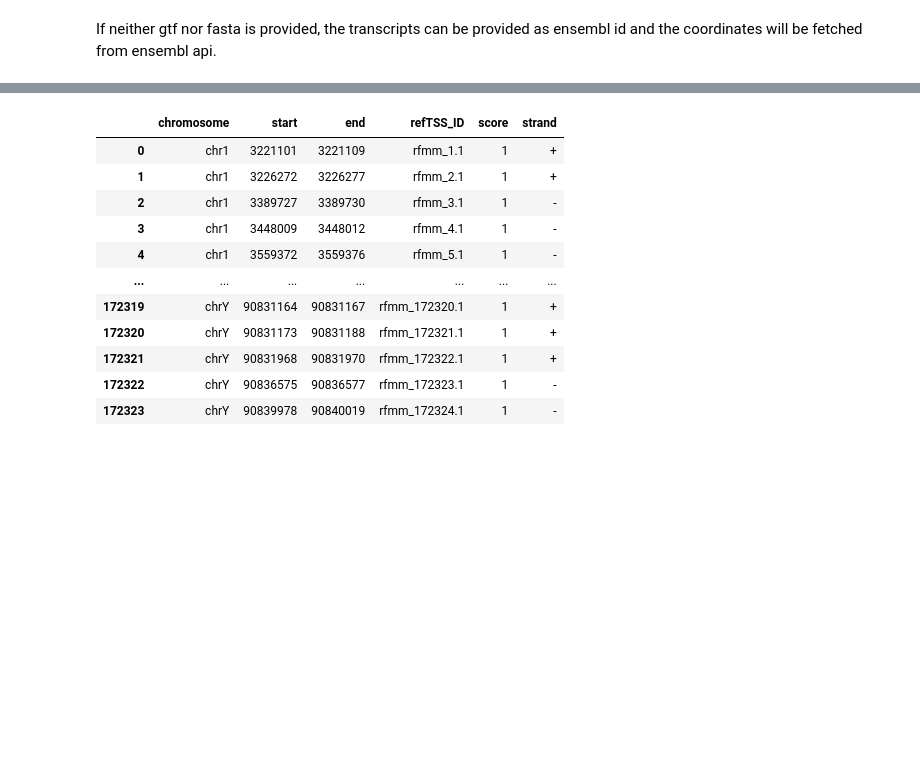
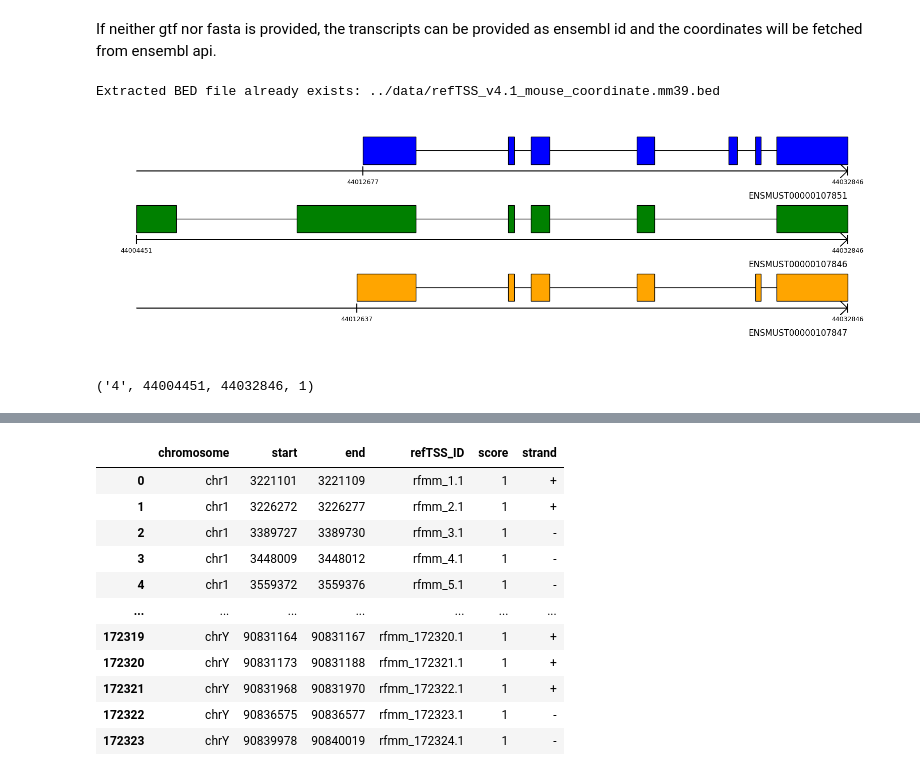
Before and after one commit to cobioda/allos, a Jupyter notebook: nbs/001_transcript_plots.ipynb, the cells around one changed output, grey strips where cells are left out. Cells and saved outputs as stored; diff of their text form; code cells hidden in the pictures; blank space fills up the shorter version.

```diff
--- a/nbs/001_transcript_plots.ipynb
+++ b/nbs/001_transcript_plots.ipynb
@@ -1034 +1127,13 @@ If neither gtf nor fasta is provided, the transcripts can be provided as ensembl
+# %%
+cage_peaks = download_and_extract_bed(cage_peaks, "../data/")
+# %% [output]
+Extracted BED file already exists: ../data/refTSS_v4.1_mouse_coordinate.mm39.bed
+# %%
+transcripts = ["ENSMUST00000107851", "ENSMUST00000107846", "ENSMUST00000107847"]
+tp.draw_transcripts_list(transcripts)
+tp._get_gene_region_from_transcripts(transcripts)
+#tp.draw_tss_arrows(transcripts, cage_peaks)  # cage_df from your BED file
+# %% [output]
+[figure, added]
+('4', 44004451, 44032846, 1)
 # %%
```
Also changed, not shown: parts of 16 cells of this notebook, 7 other files.
